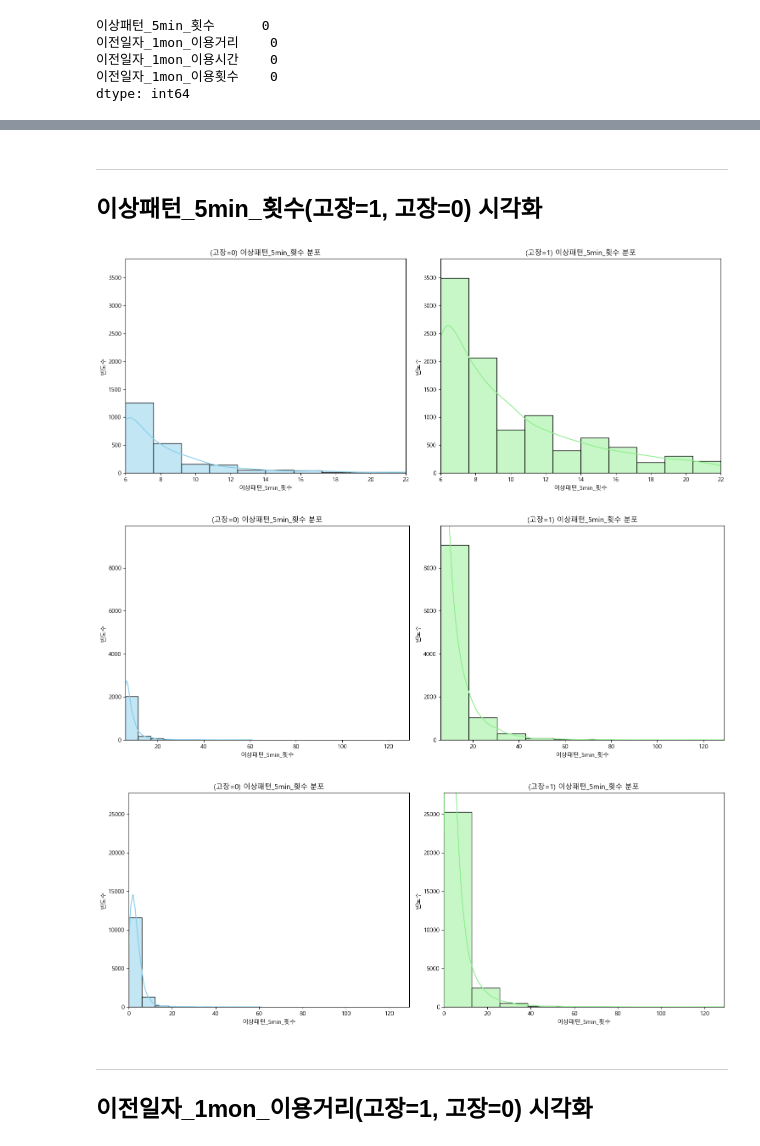
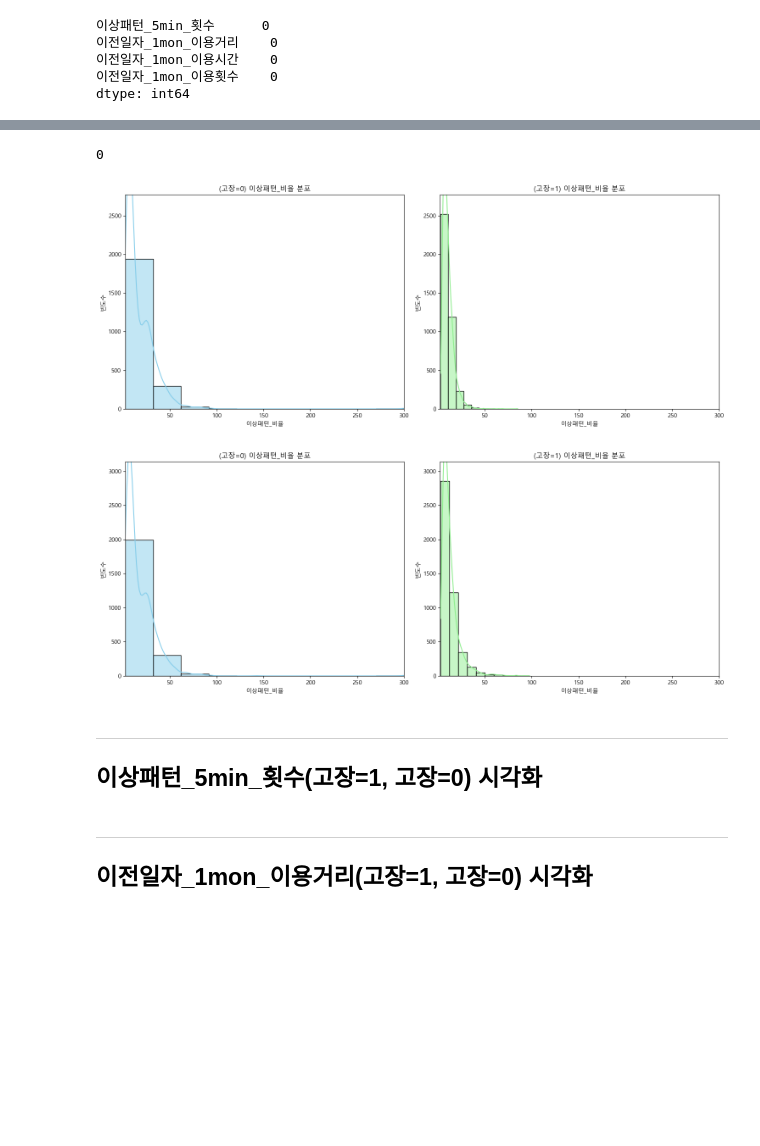
Before and after one commit to YawnsDuzin/Ekfmddl, a Jupyter notebook: Source_두진/_DATA_EDA/_고장자전거_대여패턴예측/3. 고장자전거_시각확 및 대여패턴예측_20241109.ipynb, the cells around one changed output, grey strips where cells are left out. Saved outputs shown, nothing was run; the diff lists cells and outputs as text; code cells hidden in the pictures; blank space fills up the shorter version.

```diff
--- a/Source_두진/_DATA_EDA/_고장자전거_대여패턴예측/3. 고장자전거_시각확 및 대여패턴예측_20241109.ipynb
+++ b/Source_두진/_DATA_EDA/_고장자전거_대여패턴예측/3. 고장자전거_시각확 및 대여패턴예측_20241109.ipynb
@@ -392,3 +474,26 @@ dtype: int64
+# %%
+_columns = ['이상패턴_비율']
+cond1 = df_Bike_latest_2['이상패턴_5min_횟수'] > 5
+cond2 = df_Bike_latest_2['이상패턴_비율'] < 0.5
+df_Bike_latest_2[cond1 & cond2].shape[0]
+# %% [output]
+0
+# %%
+# 한글 폰트 설정 (Windows에서는 'Malgun Gothic' 사용)
+plt.rcParams['font.family'] = 'Malgun Gothic'
+# 마이너스 기호 깨짐 방지
+plt.rcParams['axes.unicode_minus'] = False
+
+_columns = ['이상패턴_비율']
+cond1 = df_Bike_latest_2['이상패턴_5min_횟수'] > 5
+cond2 = df_Bike_latest_2['이상패턴_비율'] < 0.5
+cond3 = df_Bike_latest_2['이상패턴_비율'] > 0
+create_bi_subplot(check_outlier(df_Bike_latest_2[cond1], '이상패턴_5min_횟수'), _columns)
+create_bi_subplot(df_Bike_latest_2[cond1], _columns)
+# create_bi_subplot(df_Bike_latest_2, _columns)
+# %% [output]
+[figure, added]
+[figure, added]
 # %% [markdown]
 ---
 ## 이상패턴_5min_횟수(고장=1, 고장=0) 시각화
@@ -396,11 +501,7 @@ dtype: int64
 _columns = ['이상패턴_5min_횟수']
 create_bi_subplot(check_outlier(df_Bike_latest_2[df_Bike_latest_2['이상패턴_5min_횟수'] > 5], '이상패턴_5min_횟수'), _columns)
 create_bi_subplot(df_Bike_latest_2[df_Bike_latest_2['이상패턴_5min_횟수'] > 5], _columns)
-create_bi_subplot(df_Bike_latest_2, _columns)
+# create_bi_subplot(df_Bike_latest_2, _columns)
-# %% [output]
-[figure, removed]
-[figure, removed]
-[figure, removed]
 # %% [markdown]
 ---
 ## 이전일자_1mon_이용거리(고장=1, 고장=0) 시각화
```
Also changed, not shown: parts of 40 cells of this notebook, 2 other files.
